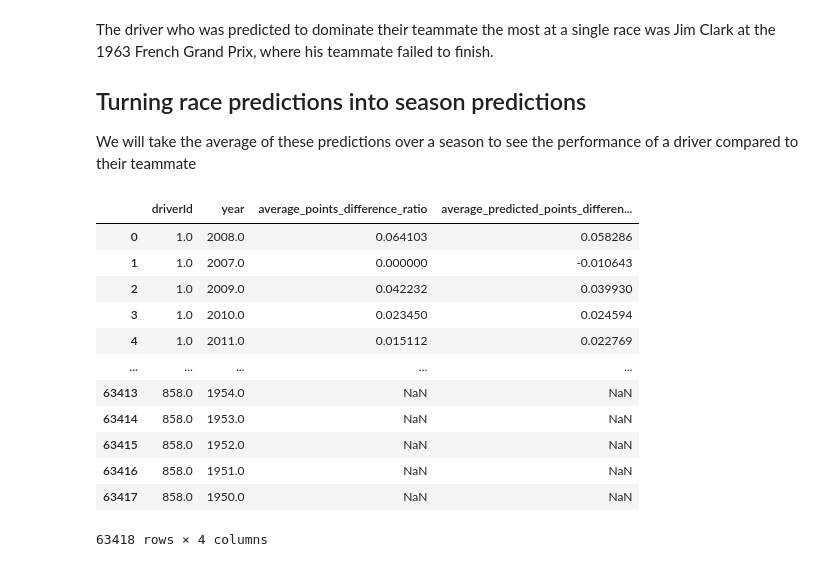
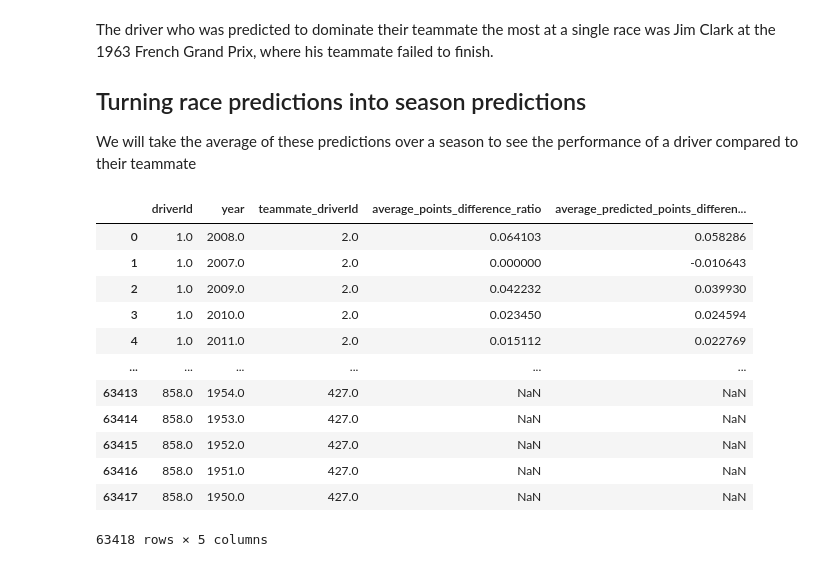
Before and after one commit to karloskarl/F1Analysis, a Jupyter notebook: dominantdriver.ipynb, the cells around one changed output. Cells and saved outputs as stored; diff of their text form; code cells hidden in the pictures.

Commit message:
table

```diff
--- a/dominantdriver.ipynb
+++ b/dominantdriver.ipynb
@@ -73,12 +73,15 @@ def get_driver_results(driverId, year1=1950, year2=2023):
         # Remove the driver's results from constructor_results
         teammate_results = constructor_results.loc[constructor_results['driverId'] != driverId].copy()
 
+        # Only keep the results where the driver and the potential teammate participated in the same race
+        teammate_results = teammate_results[teammate_results['raceId'].isin(driver_results['raceId'])]
+
         # Group by 'raceId' and keep only the teammate with the most points in each race
         teammate_results = teammate_results.loc[teammate_results.groupby('raceId')['points'].idxmax()]
 
         # Rename the columns in teammate_results
         for column in teammate_results.columns:
-            if column != 'constructorId' and column != 'raceId':
+            if column != 'raceId':
                 teammate_results.rename(columns={column: 'teammate_' + column}, inplace=True)
 
         all_teammate_results = pd.concat([all_teammate_results, teammate_results])
@@ -176,34 +179,37 @@ We will take the average of these predictions over a season to see the performan
 # %%
 def get_driver_prediction_average(driverId, year):
     driver_results = all_results.loc[(all_results['driverId'] == driverId) & (all_results['year'] == year)]
     return driver_results['predicted_points_difference_ratio'].mean()
 
 # Create an empty dataframe
-driver_season_data = pd.DataFrame(columns=['driverId', 'year', 'average_points_difference_ratio', 'average_predicted_points_difference_ratio'])
+driver_season_data = pd.DataFrame(columns=['driverId', 'year', 'teammate_driverId', 'average_points_difference_ratio', 'average_predicted_points_difference_ratio'])
 
 # Iterate through every driver's every season
 for driverId in drivers['driverId']:
     for year in all_results['year'].unique():
         # Calculate the average points difference ratio and average predicted points difference ratio
         average_points_difference_ratio = all_results.loc[(all_results['driverId'] == driverId) & (all_results['year'] == year)]['points_difference_ratio'].mean()
         average_predicted_points_difference_ratio = get_driver_prediction_average(driverId, year)
 
+        # Get the teammate's driverId
+        teammate_driverId = all_results.loc[(all_results['driverId'] != driverId) & (all_results['year'] == year)]['driverId'].values[0]
+
         # Append the data to the dataframe
-        driver_season_data.loc[len(driver_season_data)] = [driverId, year, average_points_difference_ratio, average_predicted_points_difference_ratio]
+        driver_season_data.loc[len(driver_season_data)] = [driverId, year, teammate_driverId, average_points_difference_ratio, average_predicted_points_difference_ratio]
 
 # Print the dataframe
 driver_season_data
 # %% [output]
-|  | driverId | year | average_points_difference_ratio | average_predicted_points_differen... |
-| 0 | 1.0 | 2008.0 | 0.064103 | 0.058286 |
-| 1 | 1.0 | 2007.0 | 0.000000 | -0.010643 |
-| 2 | 1.0 | 2009.0 | 0.042232 | 0.039930 |
-| 3 | 1.0 | 2010.0 | 0.023450 | 0.024594 |
-| 4 | 1.0 | 2011.0 | 0.015112 | 0.022769 |
-| ... | ... | ... | ... | ... |
-| 63413 | 858.0 | 1954.0 | NaN | NaN |
-| 63414 | 858.0 | 1953.0 | NaN | NaN |
-| 63415 | 858.0 | 1952.0 | NaN | NaN |
-| 63416 | 858.0 | 1951.0 | NaN | NaN |
-| 63417 | 858.0 | 1950.0 | NaN | NaN |
+|  | driverId | year | teammate_driverId | average_points_difference_ratio | average_predicted_points_differen... |
+| 0 | 1.0 | 2008.0 | 2.0 | 0.064103 | 0.058286 |
+| 1 | 1.0 | 2007.0 | 2.0 | 0.000000 | -0.010643 |
+| 2 | 1.0 | 2009.0 | 2.0 | 0.042232 | 0.039930 |
+| 3 | 1.0 | 2010.0 | 2.0 | 0.023450 | 0.024594 |
+| 4 | 1.0 | 2011.0 | 2.0 | 0.015112 | 0.022769 |
+| ... | ... | ... | ... | ... | ... |
+| 63413 | 858.0 | 1954.0 | 427.0 | NaN | NaN |
+| 63414 | 858.0 | 1953.0 | 427.0 | NaN | NaN |
+| 63415 | 858.0 | 1952.0 | 427.0 | NaN | NaN |
+| 63416 | 858.0 | 1951.0 | 427.0 | NaN | NaN |
+| 63417 | 858.0 | 1950.0 | 427.0 | NaN | NaN |
-63418 rows × 4 columns
+63418 rows × 5 columns
```
Also changed, not shown: parts of 5 cells of this notebook.
